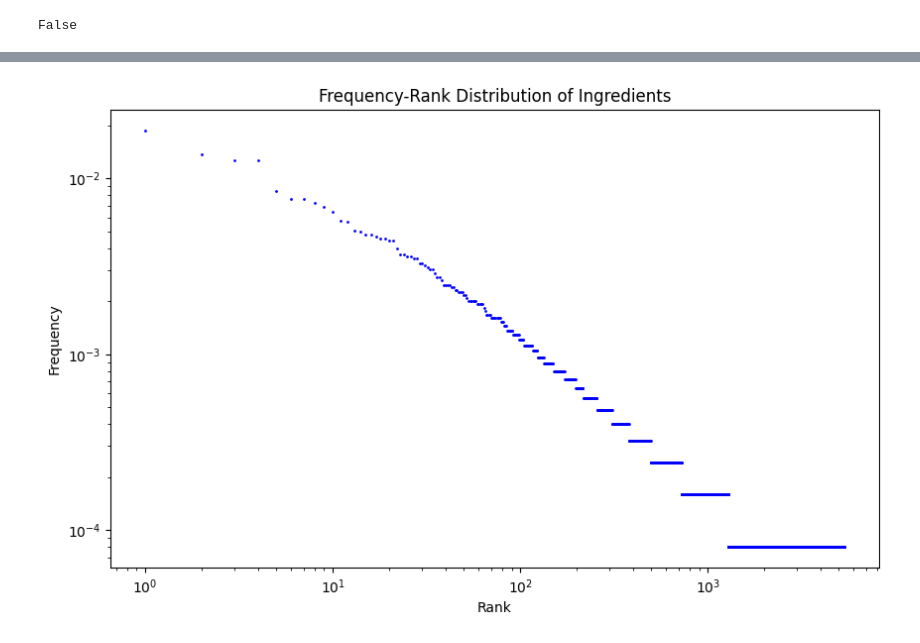
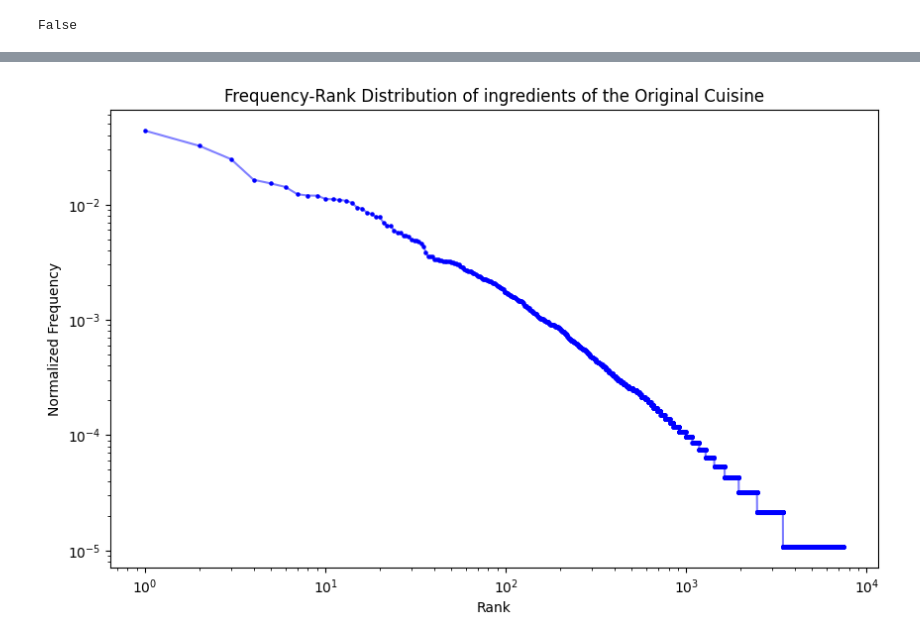
Before and after one commit to oberoir080/CGAS, a Jupyter notebook: Group-16_Assignment2/Q3.ipynb, the cells around one changed output, grey strips where cells are left out. Saved outputs shown, nothing was run; the diff lists cells and outputs as text; code cells hidden in the pictures.

```diff
--- a/Group-16_Assignment2/Q3.ipynb
+++ b/Group-16_Assignment2/Q3.ipynb
@@ -54,0 +24,11 @@ df_ingredient_counts
+# %%
+ingredients = []
+with open('dataset/recipe_ingredient_pairs.txt', 'r', encoding='utf-8') as file:
+    for line in file:
+        # Split on the first occurrence of ' - ' to handle ingredients with hyphens
+        recipe_id, ingredient = line.strip().split(' - ', 1)
+        ingredients.append({'recipe_id': int(recipe_id), 'ingredient': ingredient})
+
+# ingredients
+pair_ingredients_df = pd.DataFrame(ingredients)
+pair_ingredients_df
@@ -54,0 +49,13 @@ df_ingredient_counts
+# %%
+#make a new import pandas as pd
+
+# Assuming your dataframe is named df
+# Get the unique ingredients and their corresponding counts
+ingredient_counts =pair_ingredients_df['ingredient'].value_counts()
+
+# Convert the result into a new dataframe
+df_ingredient_counts = ingredient_counts.reset_index()
+df_ingredient_counts.columns = ['Ingredient', 'Count']
+
+# Display the result
+df_ingredient_counts
@@ -190,24 +258,17 @@ for i in range(0, 10):
 # %%
-#Plot frequency-rank distribution of the original cuisine & the random recipes.
 
-
-# Step 5: Sort the DataFrame by ingredient count in descending order
 df_ingredient_counts = df_ingredient_counts.sort_values(by='Count', ascending=False)
-
-# Step 6: Add a new column for the rank of each ingredient
 df_ingredient_counts['Rank'] = np.arange(1, len(df_ingredient_counts) + 1)
-
-# Step 7: Add a new column for the frequency
 df_ingredient_counts['Frequency'] = df_ingredient_counts['Count'] / total_count
-
-# Step 8: Plot the frequency-rank distribution
 plt.figure(figsize=(10, 6))
-plt.title('Frequency-Rank Distribution of Ingredients')
-plt.scatter(df_ingredient_counts['Rank'], df_ingredient_counts['Frequency'], color='blue', s=1)
+plt.title('Frequency-Rank Distribution of ingredients of the Original Cuisine')
+plt.scatter(df_ingredient_counts['Rank'], df_ingredient_counts['Frequency'], color='blue', s=5,label = 'Normalised Frequency')
+plt.plot(df_ingredient_counts['Rank'], df_ingredient_counts['Frequency'], color='blue', alpha=0.5)
 plt.xlabel('Rank')
-plt.ylabel('Frequency')
+plt.ylabel('Normalized Frequency')
 plt.xscale('log')
 plt.yscale('log')
+plt.savefig('Q3_plots/Q3b_original_cuisine_frequency_rank_distribution.png')
 plt.show()
 # %% [output]
-[figure, old version]
+[figure, new version]
```
Also changed, not shown: parts of 21 cells of this notebook, 22 other files.
